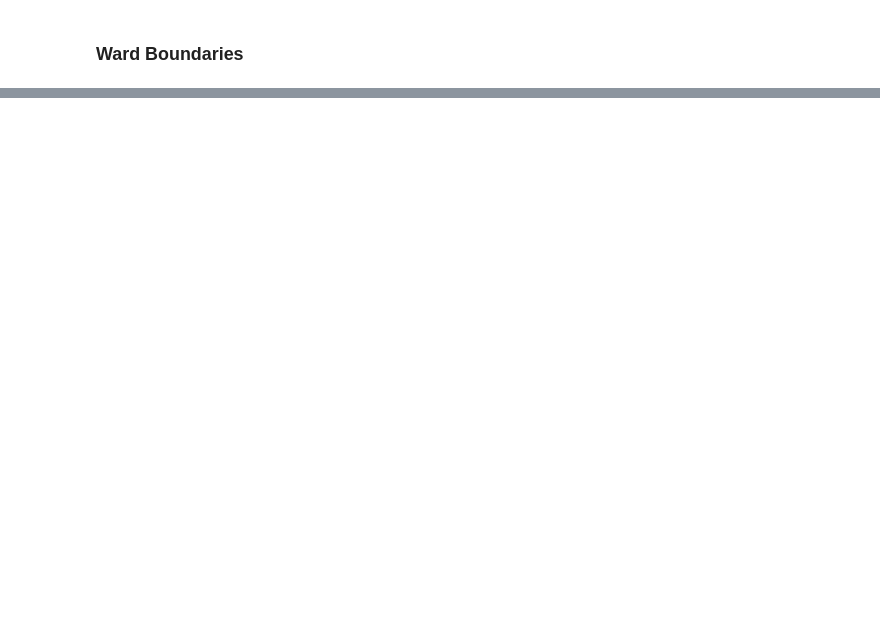
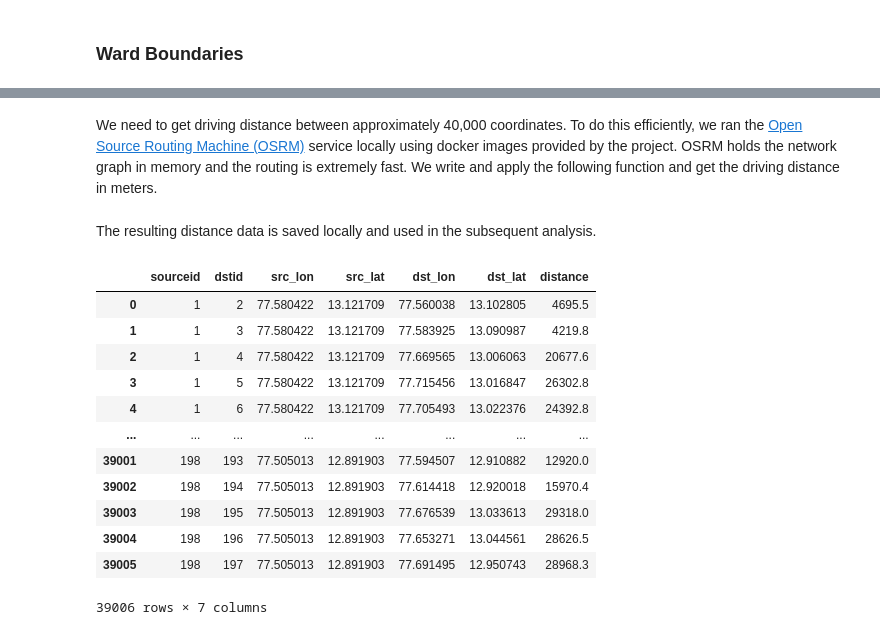
Before and after one commit to vishnuprasadjs/spatial-data-science, a Jupyter notebook: travel_time_prediction/uber_osm_model.ipynb, the cells around one changed output, grey strips where cells are left out. Saved outputs shown, nothing was run; the diff lists cells and outputs as text; code cells hidden in the pictures; blank space fills up the shorter version.

Commit message:
osrm

```diff
--- a/travel_time_prediction/uber_osm_model.ipynb
+++ b/travel_time_prediction/uber_osm_model.ipynb
@@ -118,0 +192,2 @@ Travel time has a strong correlation with the day of the week. So we compute a n
+# %% [markdown]
+We need to get driving distance between approximately 40,000 coordinates. To do this efficiently, we ran the [Open Source Routing Machine (OSRM)](https://hub.docker.com/r/osrm/osrm-backend/) service locally using docker images provided by the project. OSRM holds the network graph in memory and the routing is extremely fast. We write and apply the following function and get the driving distance in meters.
@@ -118,0 +205,23 @@ Travel time has a strong correlation with the day of the week. So we compute a n
+# %% [markdown]
+The resulting distance data is saved locally and used in the subsequent analysis.
+# %%
+osrm_data_folder = os.path.join('data', 'osrm')
+distancematrix_file = 'distancematrix.csv'
+distancematrix_filepath = os.path.join(osrm_data_folder, distancematrix_file)
+distancematrix = pd.read_csv(distancematrix_filepath)
+# %%
+distancematrix
+# %% [output]
+|  | sourceid | dstid | src_lon | src_lat | dst_lon | dst_lat | distance |
+| 0 | 1 | 2 | 77.580422 | 13.121709 | 77.560038 | 13.102805 | 4695.5 |
+| 1 | 1 | 3 | 77.580422 | 13.121709 | 77.583925 | 13.090987 | 4219.8 |
+| 2 | 1 | 4 | 77.580422 | 13.121709 | 77.669565 | 13.006063 | 20677.6 |
+| 3 | 1 | 5 | 77.580422 | 13.121709 | 77.715456 | 13.016847 | 26302.8 |
+| 4 | 1 | 6 | 77.580422 | 13.121709 | 77.705493 | 13.022376 | 24392.8 |
+| ... | ... | ... | ... | ... | ... | ... | ... |
+| 39001 | 198 | 193 | 77.505013 | 12.891903 | 77.594507 | 12.910882 | 12920.0 |
+| 39002 | 198 | 194 | 77.505013 | 12.891903 | 77.614418 | 12.920018 | 15970.4 |
+| 39003 | 198 | 195 | 77.505013 | 12.891903 | 77.676539 | 13.033613 | 29318.0 |
+| 39004 | 198 | 196 | 77.505013 | 12.891903 | 77.653271 | 13.044561 | 28626.5 |
+| 39005 | 198 | 197 | 77.505013 | 12.891903 | 77.691495 | 12.950743 | 28968.3 |
+39006 rows × 7 columns
```
Also changed, not shown: parts of 13 cells of this notebook, 1 other file.
